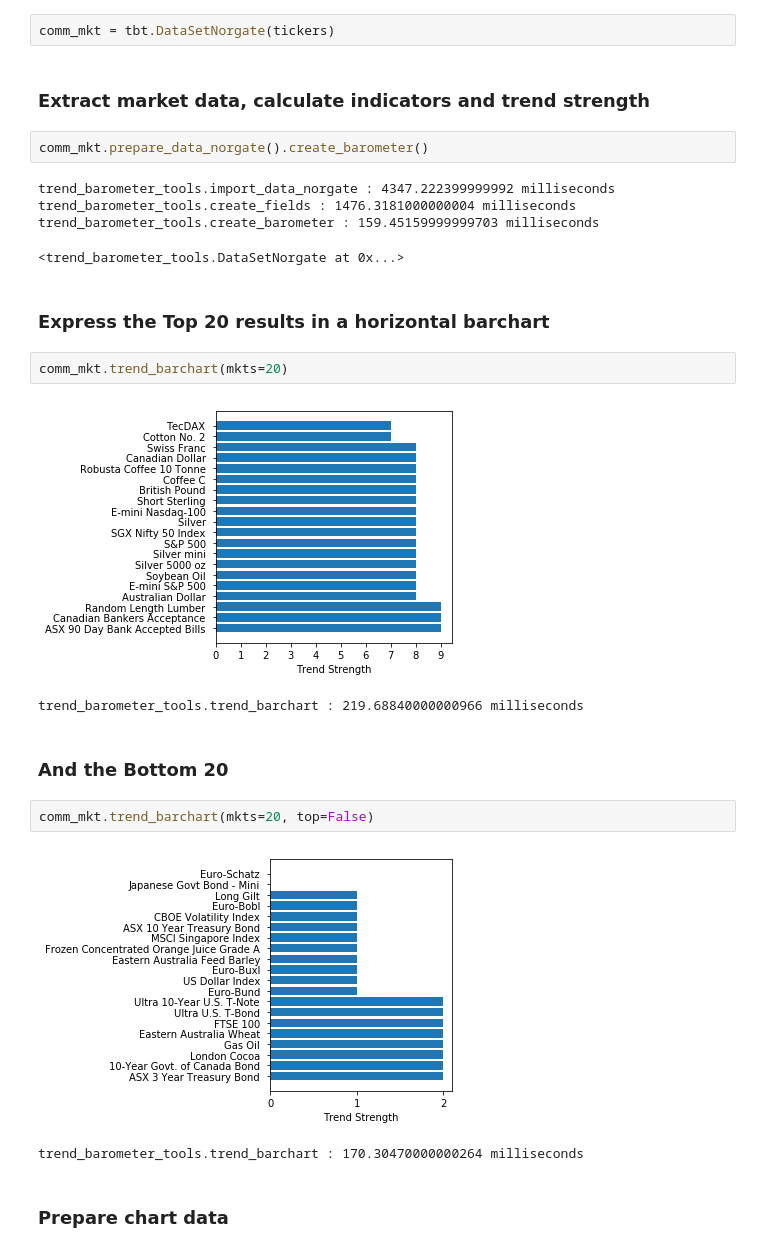
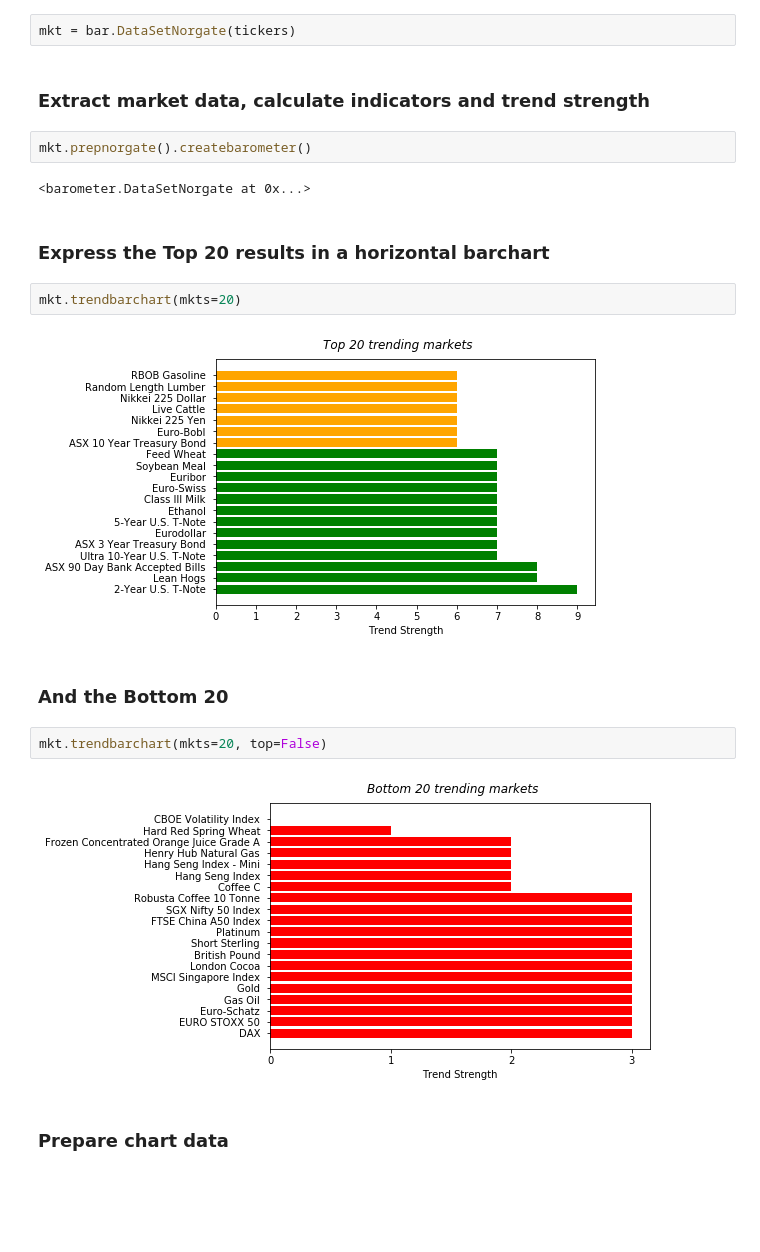
Before and after one commit to GBERESEARCH/trendvisualizer, a Jupyter notebook: notebooks/Commodity Trend Barometer - Using Tools.ipynb, the cells around one changed output. Saved outputs shown, nothing was run; the diff lists cells and outputs as text; blank space fills up the shorter version.

```diff
--- a/notebooks/Commodity Trend Barometer - Using Tools.ipynb
+++ b/notebooks/Commodity Trend Barometer - Using Tools.ipynb
@@ -117,29 +117,24 @@ tickers = [
 # %% [markdown]
 ### Initialise market
 # %%
-comm_mkt = tbt.DataSetNorgate(tickers)
+mkt = bar.DataSetNorgate(tickers)
 # %% [markdown]
 ### Extract market data, calculate indicators and trend strength
-# %%
-comm_mkt.prepare_data_norgate().create_barometer()
-# %% [output]
-trend_barometer_tools.import_data_norgate : 4347.222399999992 milliseconds
-trend_barometer_tools.create_fields : 1476.3181000000004 milliseconds
-trend_barometer_tools.create_barometer : 159.45159999999703 milliseconds
-<trend_barometer_tools.DataSetNorgate at 0x...>
+# %%
+mkt.prepnorgate().createbarometer()
+# %% [output]
+<barometer.DataSetNorgate at 0x...>
 # %% [markdown]
 ### Express the Top 20 results in a horizontal barchart
 # %%
-comm_mkt.trend_barchart(mkts=20)
+mkt.trendbarchart(mkts=20)
 # %% [output]
-[figure, old version]
+[figure, new version]
-trend_barometer_tools.trend_barchart : 219.68840000000966 milliseconds
 # %% [markdown]
 ### And the Bottom 20
 # %%
-comm_mkt.trend_barchart(mkts=20, top=False)
+mkt.trendbarchart(mkts=20, top=False)
 # %% [output]
-[figure, old version]
+[figure, new version]
-trend_barometer_tools.trend_barchart : 170.30470000000264 milliseconds
 # %% [markdown]
 ### Prepare chart data
```
Also changed, not shown: parts of 16 cells of this notebook, 3 other files.
